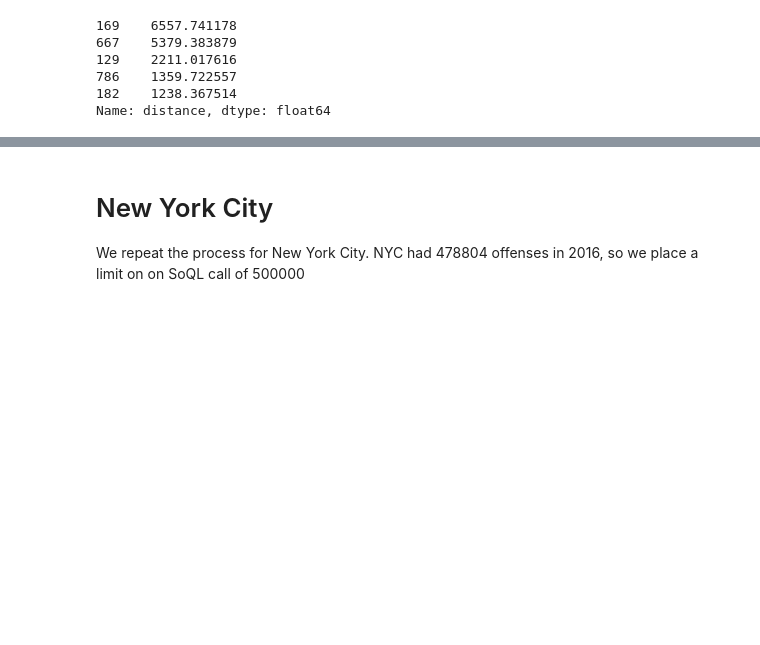
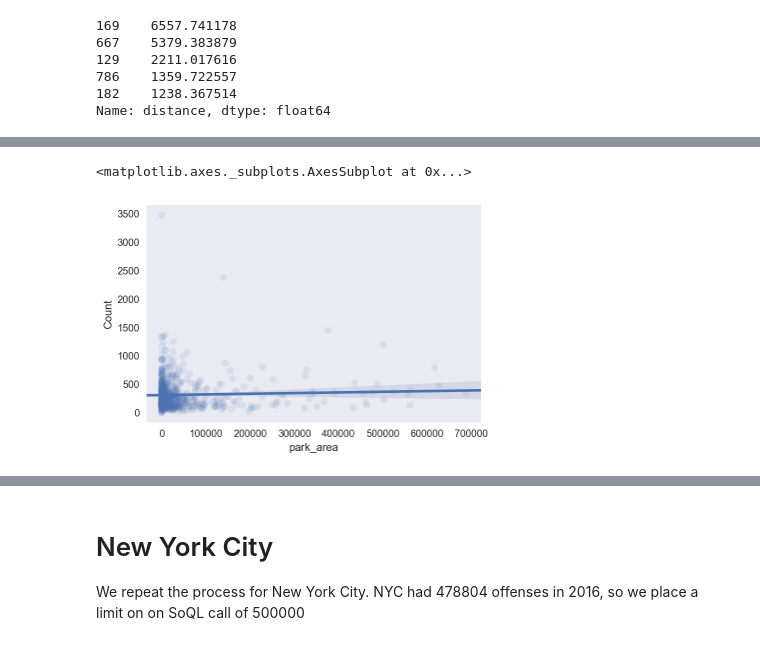
Before and after one commit to mrjacobson/ippp-final-project, a Jupyter notebook: Final Project.ipynb, the cells around one changed output, grey strips where cells are left out. Cells and saved outputs as stored; diff of their text form; code cells hidden in the pictures; blank space fills up the shorter version.

```diff
--- a/Final Project.ipynb
+++ b/Final Project.ipynb
@@ -420,0 +396,6 @@ KeyError: 169
+# %%
+sns.regplot(x = 'park_area', y = 'Count',
+            data = merged, scatter_kws = {"alpha" : 0.1})
+# %% [output]
+<matplotlib.axes._subplots.AxesSubplot at 0x...>
+[figure, added]
```
Also changed, not shown: parts of 48 cells of this notebook.
